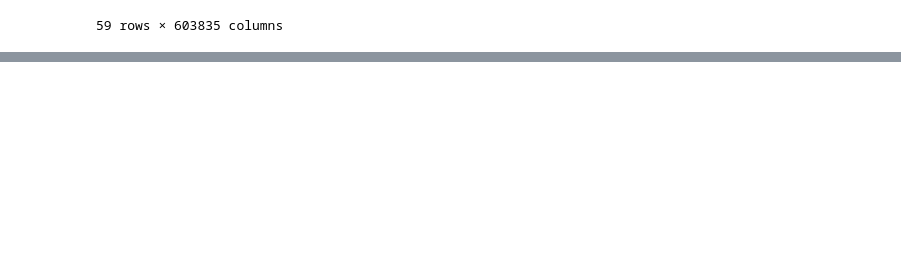
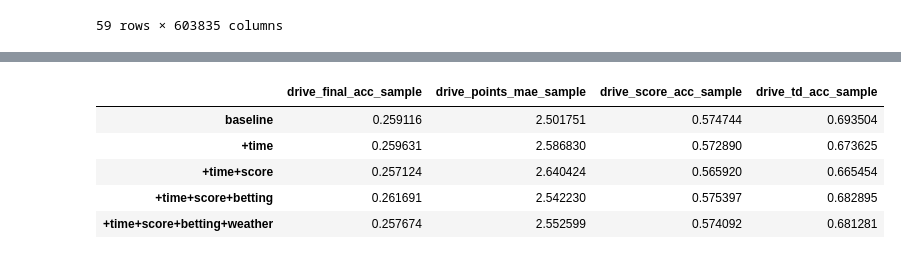
Before and after one commit to aryarksub/NFL_Markov, a Jupyter notebook: MLP_AnalysisRun.ipynb, the cells around one changed output, grey strips where cells are left out. Cells and saved outputs as stored; diff of their text form; code cells hidden in the pictures; blank space fills up the shorter version.

```diff
--- a/MLP_AnalysisRun.ipynb
+++ b/MLP_AnalysisRun.ipynb
@@ -260,0 +273,9 @@ summary
+# %%
+summary[[x for x in summary.columns if 'sample' in x]]
+# %% [output]
+|  | drive_final_acc_sample | drive_points_mae_sample | drive_score_acc_sample | drive_td_acc_sample |
+| baseline | 0.259116 | 2.501751 | 0.574744 | 0.693504 |
+| +time | 0.259631 | 2.586830 | 0.572890 | 0.673625 |
+| +time+score | 0.257124 | 2.640424 | 0.565920 | 0.665454 |
+| +time+score+betting | 0.261691 | 2.542230 | 0.575397 | 0.682895 |
+| +time+score+betting+weather | 0.257674 | 2.552599 | 0.574092 | 0.681281 |
```
Also changed, not shown: parts of 6 cells of this notebook.
